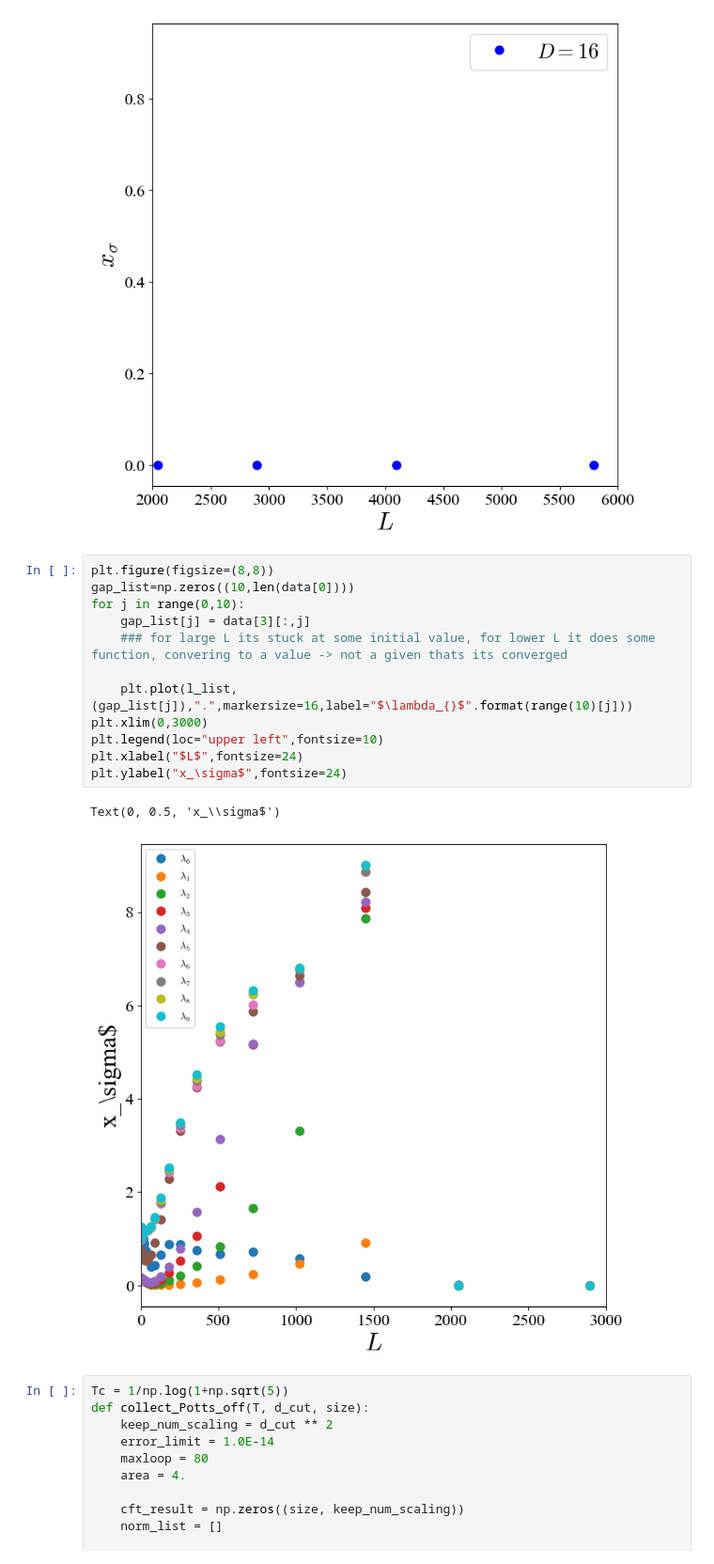
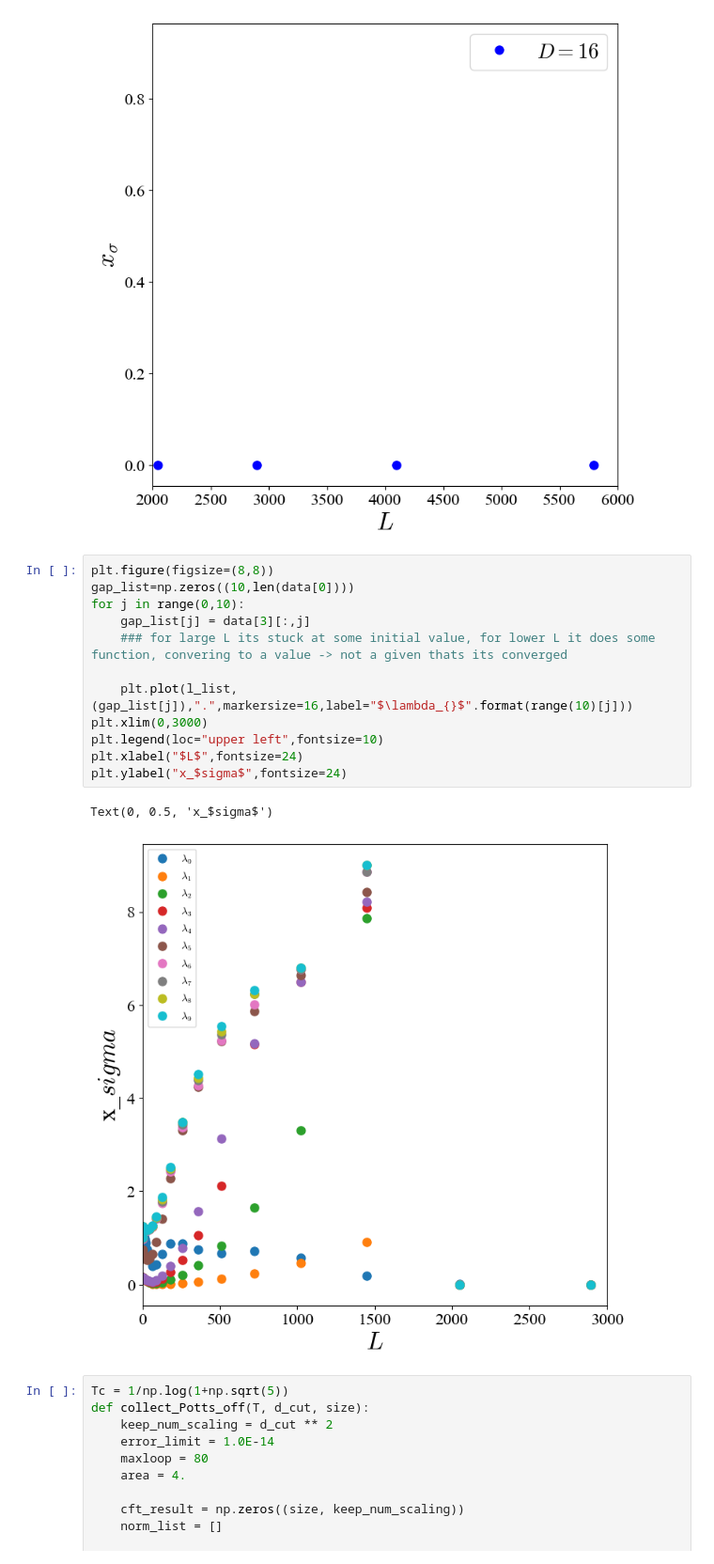
Before and after one commit to VicVanderLinden/Thesis_CCFT, a Jupyter notebook: Data_analysisQ5_Vic.ipynb, the cells around one changed output. Shown: that part at 94% size. Saved outputs shown, nothing was run; the diff lists cells and outputs as text.

```diff
--- a/Data_analysisQ5_Vic.ipynb
+++ b/Data_analysisQ5_Vic.ipynb
@@ -173,18 +168,18 @@ Text(0, 0.5, '$x_\\sigma$')
 # %%
 plt.figure(figsize=(8,8))
 gap_list=np.zeros((10,len(data[0])))
 for j in range(0,10):
     gap_list[j] = data[3][:,j]
     ### for large L its stuck at some initial value, for lower L it does some function, convering to a value -> not a given thats its converged
 
     plt.plot(l_list,(gap_list[j]),".",markersize=16,label="$\lambda_{}$".format(range(10)[j]))
 plt.xlim(0,3000)
 plt.legend(loc="upper left",fontsize=10)
 plt.xlabel("$L$",fontsize=24)
-plt.ylabel("x_\sigma$",fontsize=24)
+plt.ylabel("x_$sigma$",fontsize=24)
 # %% [output]
-Text(0, 0.5, 'x_\\sigma$')
+Text(0, 0.5, 'x_$sigma$')
-[figure, old version]
+[figure, new version]
 # %%
 Tc = 1/np.log(1+np.sqrt(5))
 def collect_Potts_off(T, d_cut, size):
```
Also changed, not shown: parts of 2 cells of this notebook, 3 other files.
